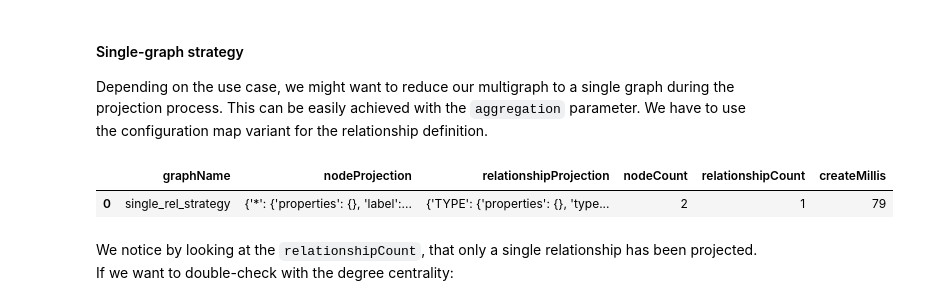
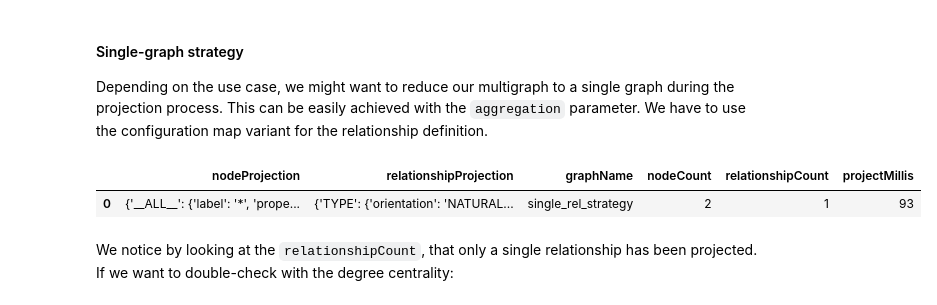
Before and after one commit to tomasonjo/blogs, a Jupyter notebook: GDS_Multigraph/GDS multigraph.ipynb, the cells around one changed output. Cells and saved outputs as stored; diff of their text form; code cells hidden in the pictures.

```diff
--- a/GDS_Multigraph/GDS multigraph.ipynb
+++ b/GDS_Multigraph/GDS multigraph.ipynb
@@ -1,9 +22,9 @@
 # %%
 # Define Neo4j connections
 from neo4j import GraphDatabase
-host = 'bolt://localhost:7687'
+host = 'bolt://3.235.2.228:7687'
 user = 'neo4j'
-password = 'password'
+password = 'seats-drunks-carbon'
 driver = GraphDatabase.driver(host,auth=(user, password))
 
 def drop_graph(name):
@@ -103,15 +124,15 @@ drop_graph('default_agg')
 Depending on the use case, we might want to reduce our multigraph to a single graph during the projection process. This can be easily achieved with the <code>aggregation</code> parameter. We have to use the configuration map variant for the relationship definition.
 # %%
 single_rel_graph = """
-CALL gds.graph.create('single_rel_strategy','*',
+CALL gds.graph.project('single_rel_strategy','*',
     {TYPE:{type:'*', aggregation:'SINGLE'}})
 
 """
 
 read_query(single_rel_graph)
 # %% [output]
-|  | graphName | nodeProjection | relationshipProjection | nodeCount | relationshipCount | createMillis |
-| 0 | single_rel_strategy | {'*': {'properties': {}, 'label':... | {'TYPE': {'properties': {}, 'type... | 2 | 1 | 79 |
+|  | nodeProjection | relationshipProjection | graphName | nodeCount | relationshipCount | projectMillis |
+| 0 | {'__ALL__': {'label': '*', 'prope... | {'TYPE': {'orientation': 'NATURAL... | single_rel_strategy | 2 | 1 | 93 |
 # %% [markdown]
 We notice by looking at the <code>relationshipCount</code>, that only a single relationship has been projected. If we want to double-check with the degree centrality:
 # %%
```
Also changed, not shown: parts of 23 cells of this notebook.
